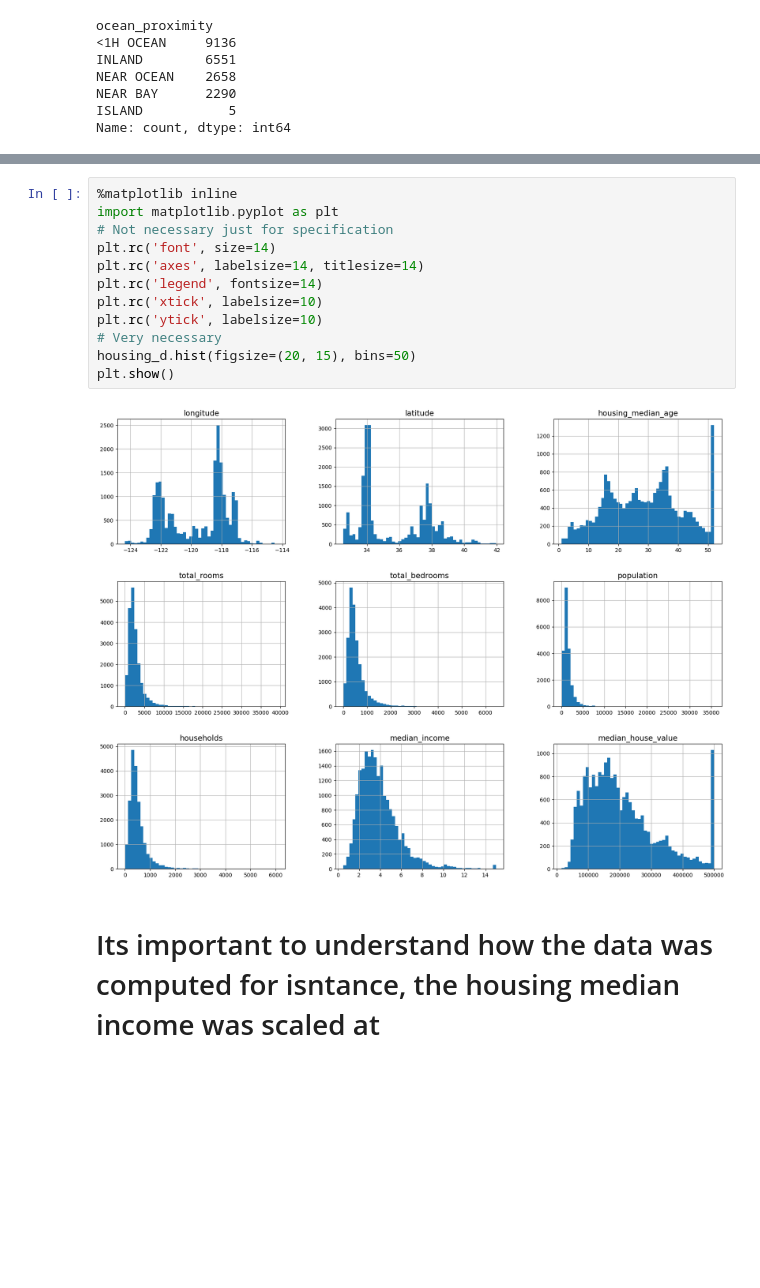
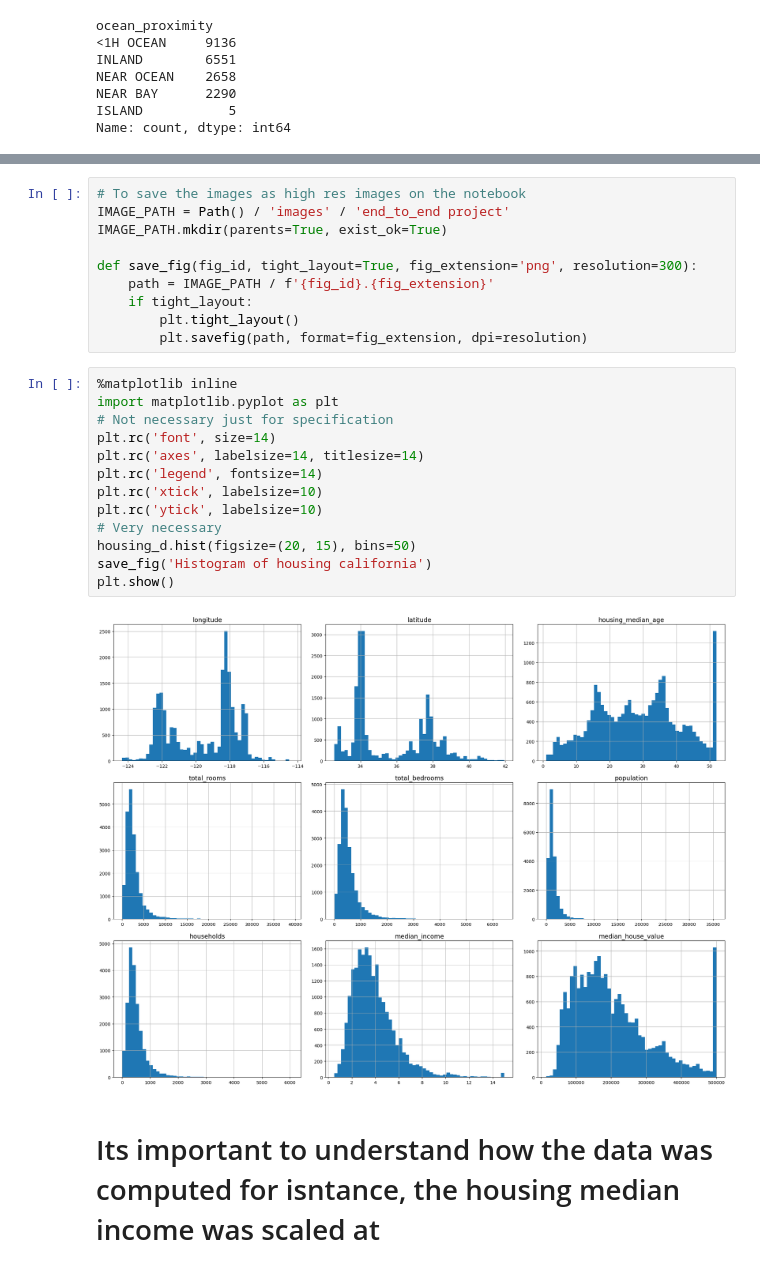
Before and after one commit to jim-X-AI/Data-Science, a Jupyter notebook: Data Science/starters notebook.ipynb, the cells around one changed output, grey strips where cells are left out. Saved outputs shown, nothing was run; the diff lists cells and outputs as text; blank space fills up the shorter version.

```diff
--- a/Data Science/starters notebook.ipynb
+++ b/Data Science/starters notebook.ipynb
@@ -135,20 +135,31 @@ housing_d.describe() # For numerical description of the data
 | 50% | -118.490000 | 34.260000 | 29.000000 | 2127.000000 | 435.000000 | 1166.000000 | 409.000000 | ... |
 | 75% | -118.010000 | 37.710000 | 37.000000 | 3148.000000 | 647.000000 | 1725.000000 | 605.000000 | ... |
 | max | -114.310000 | 41.950000 | 52.000000 | 39320.000000 | 6445.000000 | 35682.000000 | 6082.000000 | ... |
+# %%
+# To save the images as high res images on the notebook
+IMAGE_PATH = Path() / 'images' / 'end_to_end project'
+IMAGE_PATH.mkdir(parents=True, exist_ok=True)
+
+def save_fig(fig_id, tight_layout=True, fig_extension='png', resolution=300):
+    path = IMAGE_PATH / f'{fig_id}.{fig_extension}'
+    if tight_layout:
+        plt.tight_layout()
+        plt.savefig(path, format=fig_extension, dpi=resolution)
 # %%
 %matplotlib inline
 import matplotlib.pyplot as plt
 # Not necessary just for specification
 plt.rc('font', size=14)
 plt.rc('axes', labelsize=14, titlesize=14)
 plt.rc('legend', fontsize=14)
 plt.rc('xtick', labelsize=10)
 plt.rc('ytick', labelsize=10)
 # Very necessary
 housing_d.hist(figsize=(20, 15), bins=50)
+save_fig('Histogram of housing california')
 plt.show()
 # %% [output]
-[figure, old version]
+[figure, new version]
 # %% [markdown]
 # Its important to understand how the data was computed for isntance, the housing median income was scaled at
 # Many histograms are tail heavy as they extend much father to the right of the median
```
Also changed, not shown: parts of 11 cells of this notebook, 3 other files.
